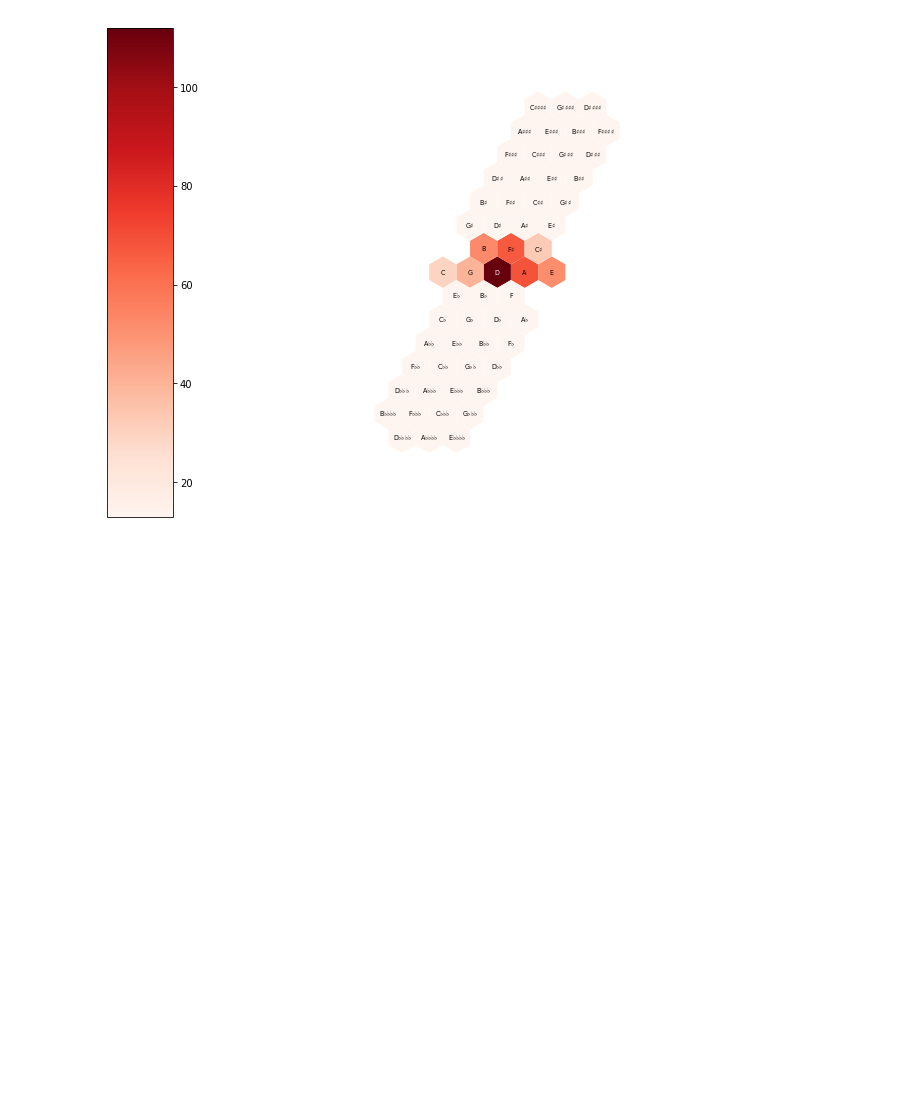
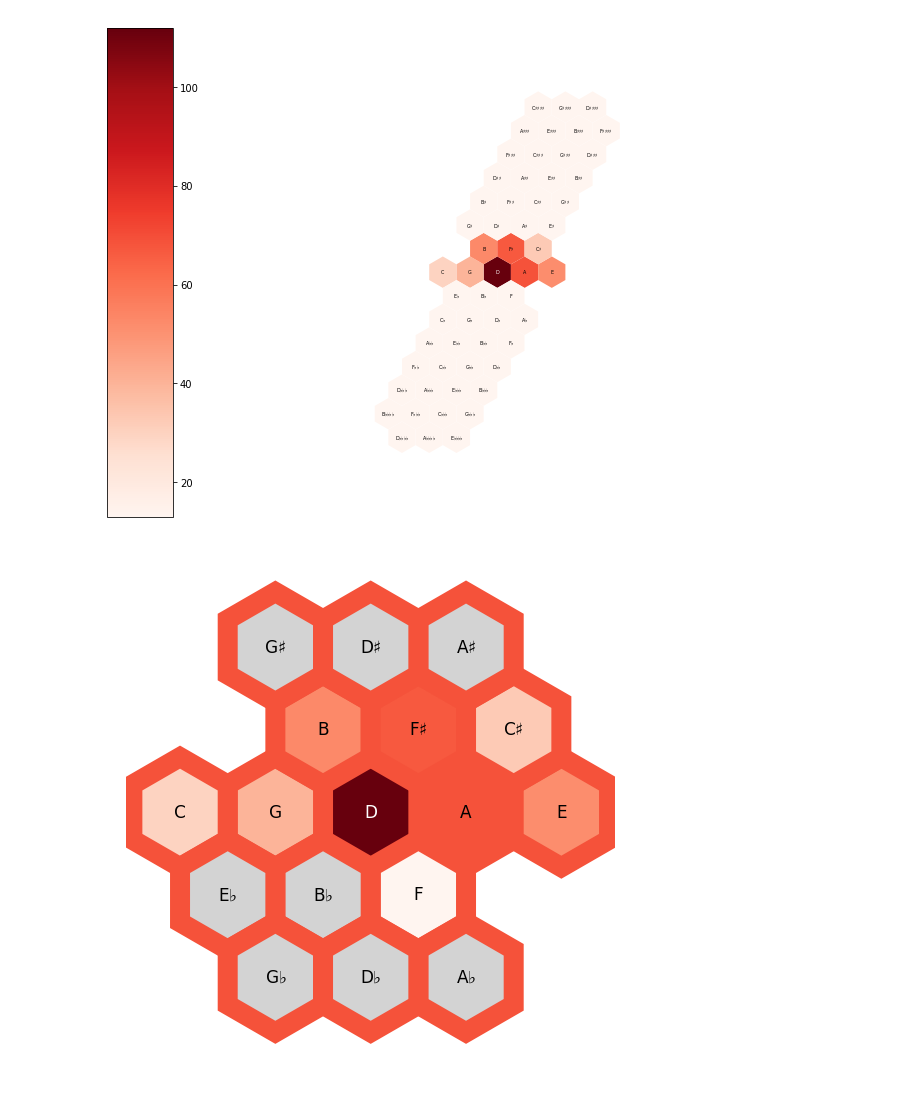
Before and after one commit to DCMLab/pitchplots, a Jupyter notebook: notebooks/tonnetz_doc.ipynb, the cells around one changed output. Saved outputs shown, nothing was run; the diff lists cells and outputs as text; code cells hidden in the pictures; blank space fills up the shorter version.

```diff
--- a/notebooks/tonnetz_doc.ipynb
+++ b/notebooks/tonnetz_doc.ipynb
@@ -75,2 +88,7 @@ fig = pps.tonnetz(piece, linewidth=0, duplicate=False, cmap='Reds', radius=7)
 # %% [output]
 [figure]
+# %%
+# the colorbar can be removed with the colorbar parameter and the plots can be stylised like below
+pps.tonnetz(piece, linewidth=20, duplicate=False, cmap='Reds', radius=2, colorbar=False, nan_color='lightgrey')
+# %% [output]
+[figure, added]
```
Also changed, not shown: parts of 12 cells of this notebook, 5 other files.
